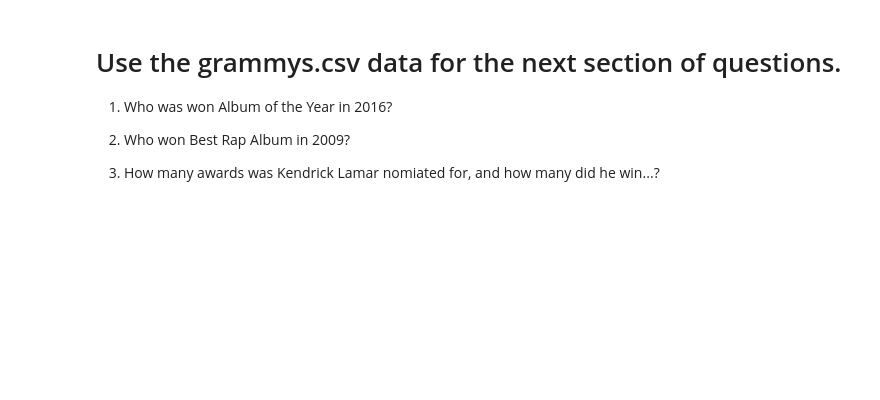
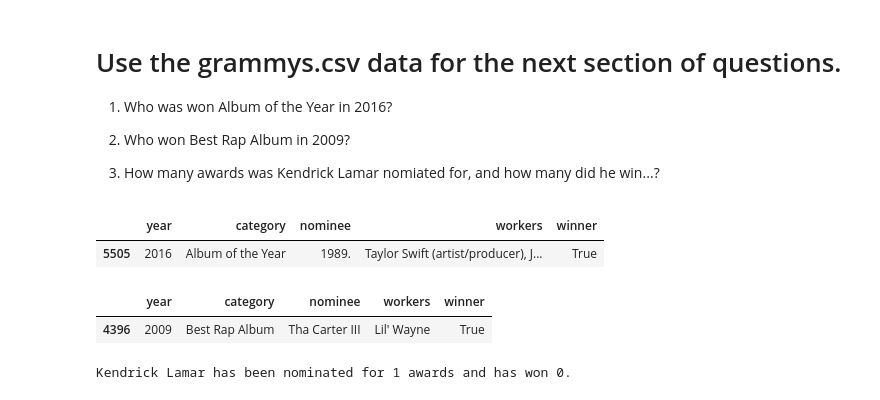
Before and after one commit to Jhwee2/2022-fall-data-science, a Jupyter notebook: Week-01-Pandas/Exercise.ipynb, the cells around one changed output. Cells and saved outputs as stored; diff of their text form; code cells hidden in the pictures; blank space fills up the shorter version.

```diff
--- a/Week-01-Pandas/Exercise.ipynb
+++ b/Week-01-Pandas/Exercise.ipynb
@@ -277,7 +299,28 @@ x['price'].agg(["count","min","max","mean","median","std"])
 3. How many awards was Kendrick Lamar nomiated for, and how many did he win...?
 # %%
 #  1. Who was won Album of the Year in 2016?
+rap_df = pd.read_csv("data/grammys.csv")
+c1_category = rap_df["category"] == "Album of the Year"
+c2_win = rap_df["winner"] == True
+c3_year = rap_df["year"] == 2016
+rap_df[c1_category & c2_win & c3_year]
+# %% [output]
+|  | year | category | nominee | workers | winner |
+| 5505 | 2016 | Album of the Year | 1989. | Taylor Swift (artist/producer), J... | True |
 # %%
 # 2. Who won Best Rap Album in 2009?
+c4_category = rap_df["category"] == "Best Rap Album"
+c5_win = rap_df["winner"] == True
+c6_year = rap_df["year"] == 2009
+rap_df[c4_category & c5_win & c6_year]
+# %% [output]
+|  | year | category | nominee | workers | winner |
+| 4396 | 2009 | Best Rap Album | Tha Carter III | Lil' Wayne | True |
 # %%
 # 3. How many awards was Kendrick Lamar nomiated for, and how many did he win...?
+
+c7_nominee = rap_df["nominee"] == "Kendrick Lamar"
+c8_win = rap_df["winner"] == True
+print(f"Kendrick Lamar has been nominated for {len(rap_df[c7_nominee])} awards and has won {len(rap_df[c7_nominee & c8_win])}.")
+# %% [output]
+Kendrick Lamar has been nominated for 1 awards and has won 0.
```
Also changed, not shown: parts of 4 cells of this notebook.
